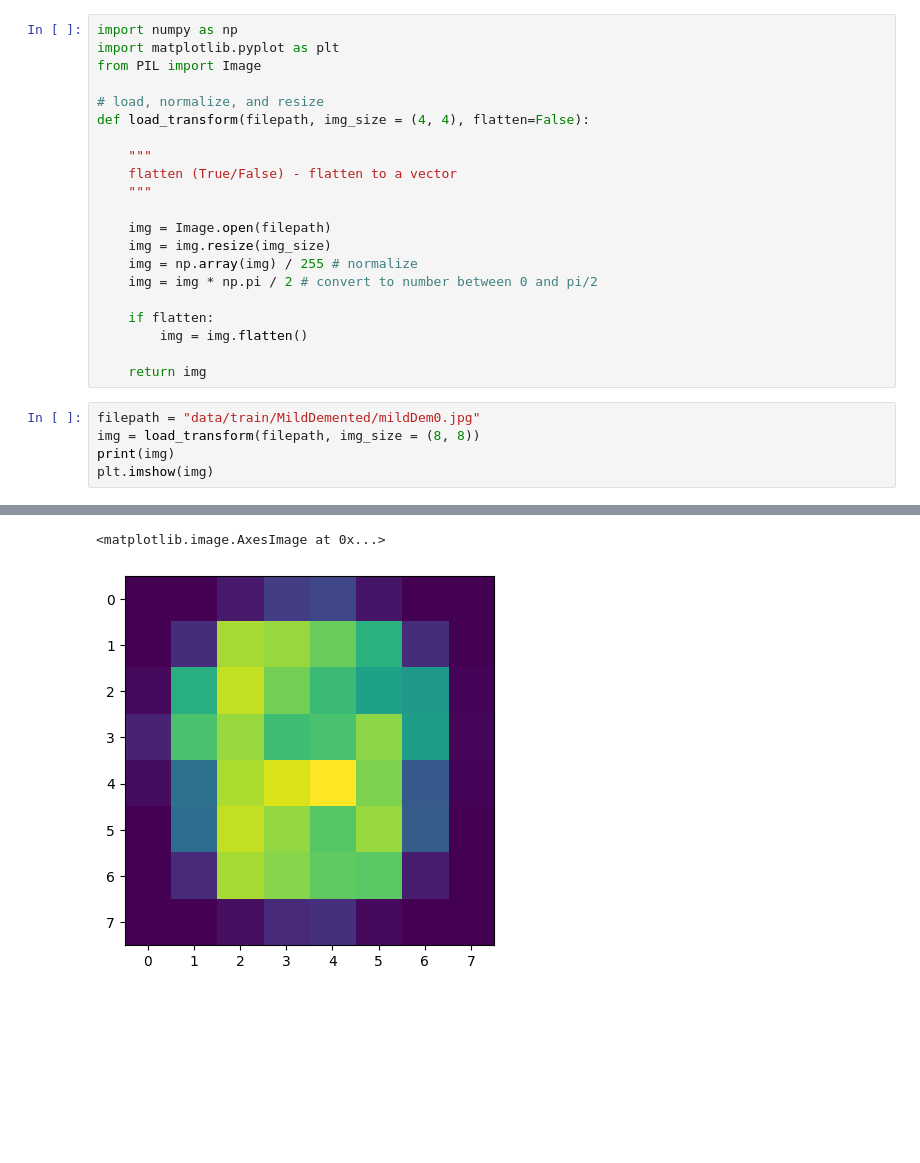
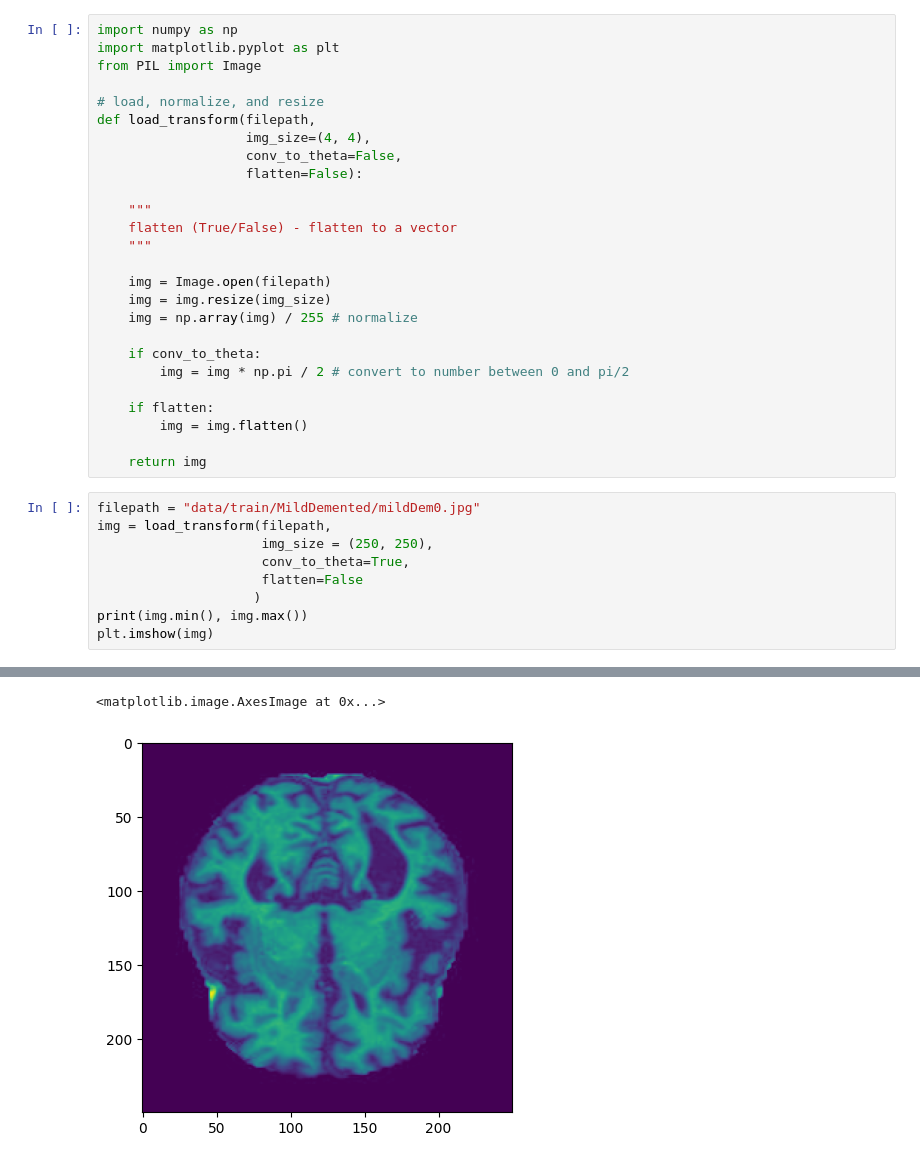
Before and after one commit to PrinceJavier/qnt_alzmrs_pred, a Jupyter notebook: get_theta_rep.ipynb, the cells around one changed output, grey strips where cells are left out. Cells and saved outputs as stored; diff of their text form; blank space fills up the shorter version.

```diff
--- a/get_theta_rep.ipynb
+++ b/get_theta_rep.ipynb
@@ -4,7 +4,10 @@ import matplotlib.pyplot as plt
 from PIL import Image
 
 # load, normalize, and resize
-def load_transform(filepath, img_size = (4, 4), flatten=False):
+def load_transform(filepath,
+                   img_size=(4, 4),
+                   conv_to_theta=False,
+                   flatten=False):
 
     """
     flatten (True/False) - flatten to a vector
@@ -13,7 +16,9 @@ def load_transform(filepath, img_size = (4, 4), flatten=False):
     img = Image.open(filepath)
     img = img.resize(img_size)
     img = np.array(img) / 255 # normalize
-    img = img * np.pi / 2 # convert to number between 0 and pi/2
+
+    if conv_to_theta:
+        img = img * np.pi / 2 # convert to number between 0 and pi/2
 
     if flatten:
         img = img.flatten()
@@ -21,7 +26,11 @@ def load_transform(filepath, img_size = (4, 4), flatten=False):
     return img
 # %%
 filepath = "data/train/MildDemented/mildDem0.jpg"
-img = load_transform(filepath, img_size = (8, 8))
-print(img)
+img = load_transform(filepath,
+                     img_size = (250, 250),
+                     conv_to_theta=True,
+                     flatten=False
+                    )
+print(img.min(), img.max())
 plt.imshow(img)
 # %% [output]
@@ -44,4 +38,4 @@ plt.imshow(img)
 <matplotlib.image.AxesImage at 0x...>
-[figure, old version]
+[figure, new version]
 # %%
 filepath = "data/train/MildDemented/mildDem0.jpg"
```
Also changed, not shown: parts of 2 cells of this notebook.
